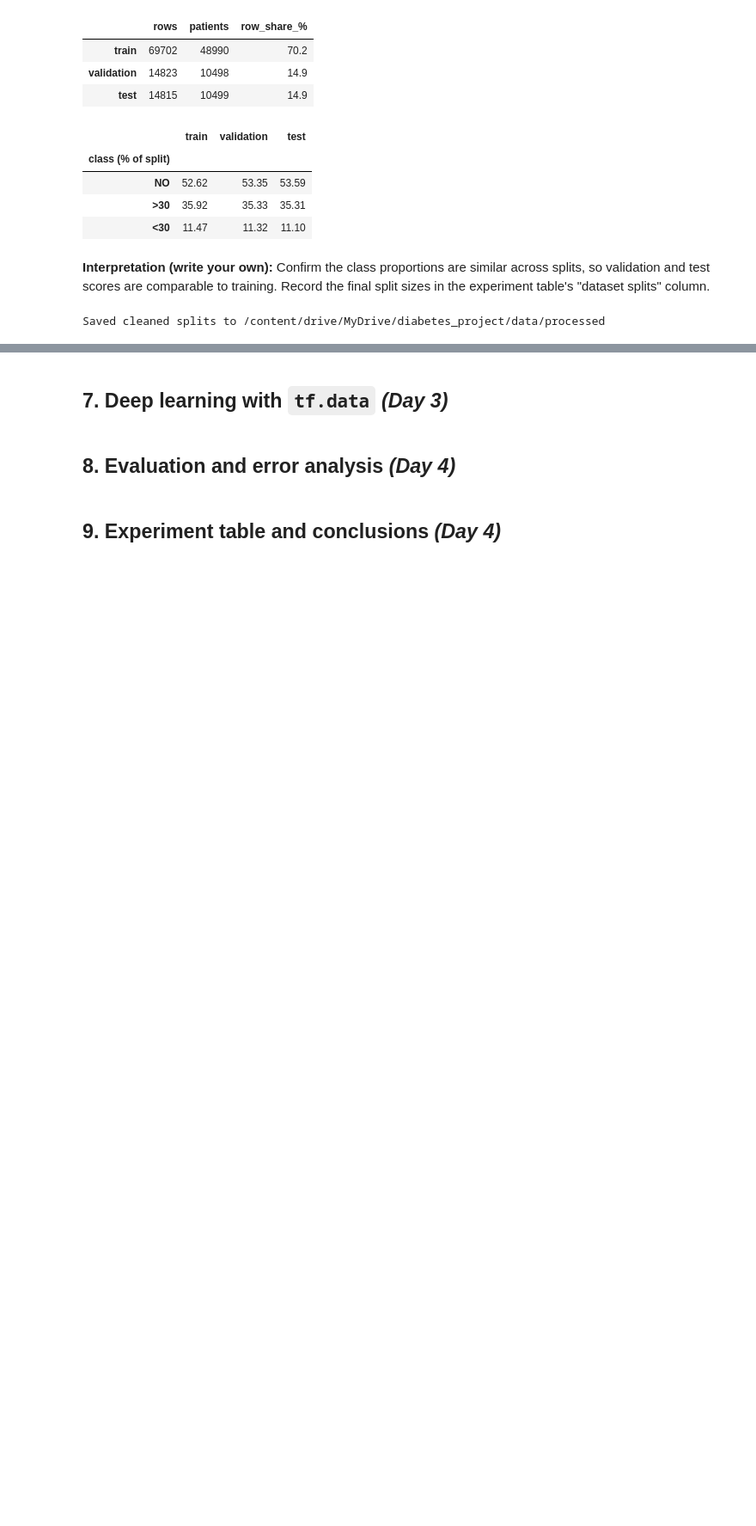
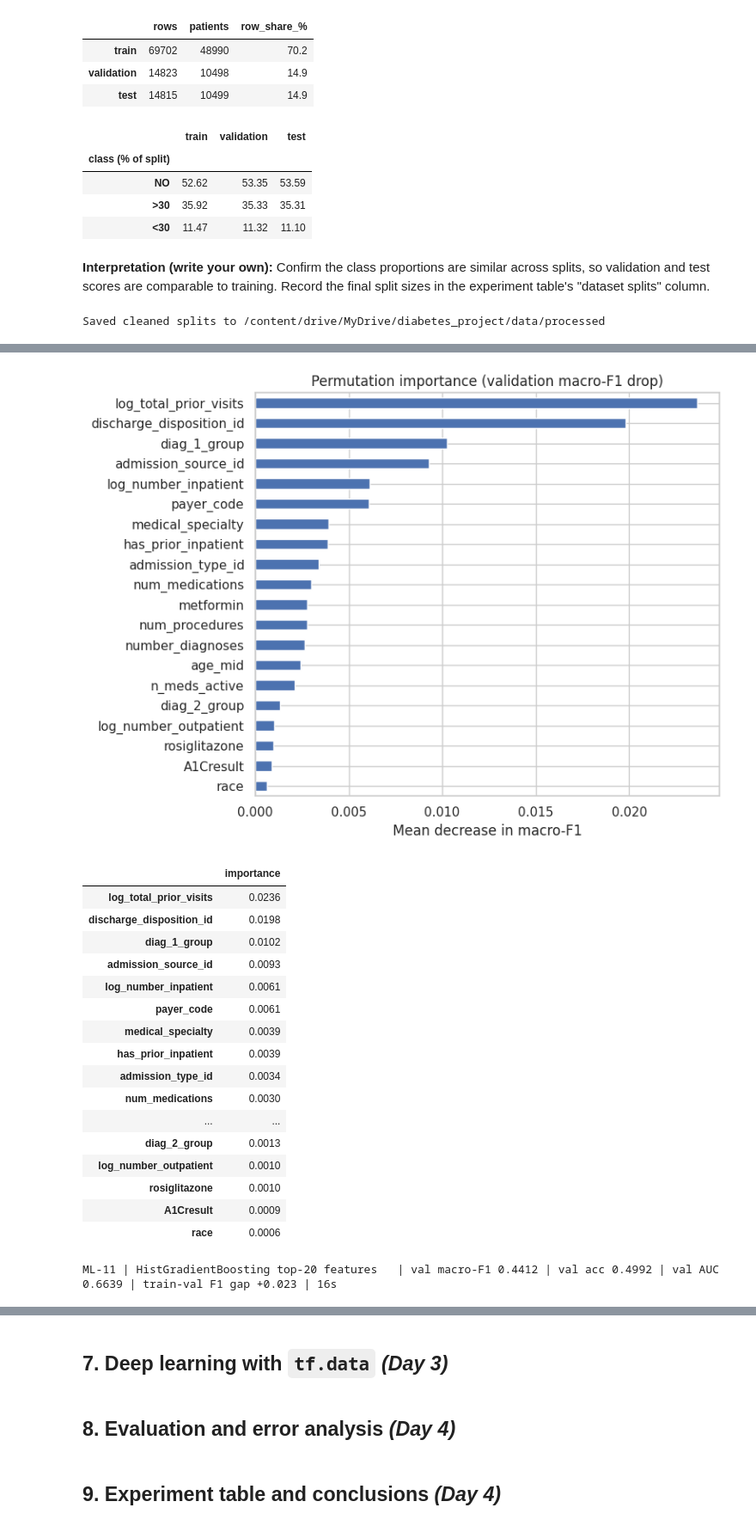
Before and after one commit to Nina-Cyndy/diabetes-intro-to-ml-summative, a Jupyter notebook: diabetes_readmission.ipynb, the cells around one changed output, grey strips where cells are left out. Shown at 86% size. Saved outputs shown, nothing was run; the diff lists cells and outputs as text; code cells hidden in the pictures; blank space fills up the shorter version.

```diff
--- a/diabetes_readmission.ipynb
+++ b/diabetes_readmission.ipynb
@@ -402,0 +761,44 @@ Planned: ICD-9 diagnosis grouping (`diag_1`-`diag_3` to broader disease categori
+# %%
+from sklearn.inspection import permutation_importance
+
+hgb_id = max((r for r in EXPERIMENT_LOG if r["name"] == "HistGradientBoosting tuned"), key=lambda r: r["val_f1_macro"])["exp_id"]
+hgb_best = FITTED[hgb_id]
+
+perm = permutation_importance(hgb_best, X_va_eng, y_va, scoring="f1_macro", n_repeats=3,
+                              random_state=SEED, n_jobs=-1)
+imp = pd.Series(perm.importances_mean, index=X_va_eng.columns).sort_values(ascending=False)
+
+fig, ax = plt.subplots(figsize=(8, 6))
+imp.head(20)[::-1].plot(kind="barh", ax=ax)
+ax.set(title="Permutation importance (validation macro-F1 drop)", xlabel="Mean decrease in macro-F1")
+plt.tight_layout(); plt.savefig(FIG_DIR / "permutation_importance.png", dpi=200); plt.show()
+display(imp.head(20).round(4).to_frame("importance"))
+
+TOP_K = 20
+top_cols = imp.head(TOP_K).index.tolist()
+X_tr_sel, X_va_sel = X_tr_eng[top_cols], X_va_eng[top_cols]
+tuned_clf = clone(hgb_best.named_steps["clf"])
+run_experiment(f"HistGradientBoosting top-{TOP_K} features",
+               make_pipeline(X_tr_sel, tuned_clf), X_tr_sel, y_tr, X_va_sel, y_va, f"engineered top-{TOP_K}",
+               {"model": "HistGradientBoosting", "source": hgb_id, "selected_by": "permutation importance",
+                "features": top_cols})
+# %% [output]
+[figure, added]
+|  | importance |
+| log_total_prior_visits | 0.0236 |
+| discharge_disposition_id | 0.0198 |
+| diag_1_group | 0.0102 |
+| admission_source_id | 0.0093 |
+| log_number_inpatient | 0.0061 |
+| payer_code | 0.0061 |
+| medical_specialty | 0.0039 |
+| has_prior_inpatient | 0.0039 |
+| admission_type_id | 0.0034 |
+| num_medications | 0.0030 |
+| ... | ... |
+| diag_2_group | 0.0013 |
+| log_number_outpatient | 0.0010 |
+| rosiglitazone | 0.0010 |
+| A1Cresult | 0.0009 |
+| race | 0.0006 |
+ML-11 | HistGradientBoosting top-20 features   | val macro-F1 0.4412 | val acc 0.4992 | val AUC 0.6639 | train-val F1 gap +0.023 | 16s
```
Also changed, not shown: parts of 28 cells of this notebook.
